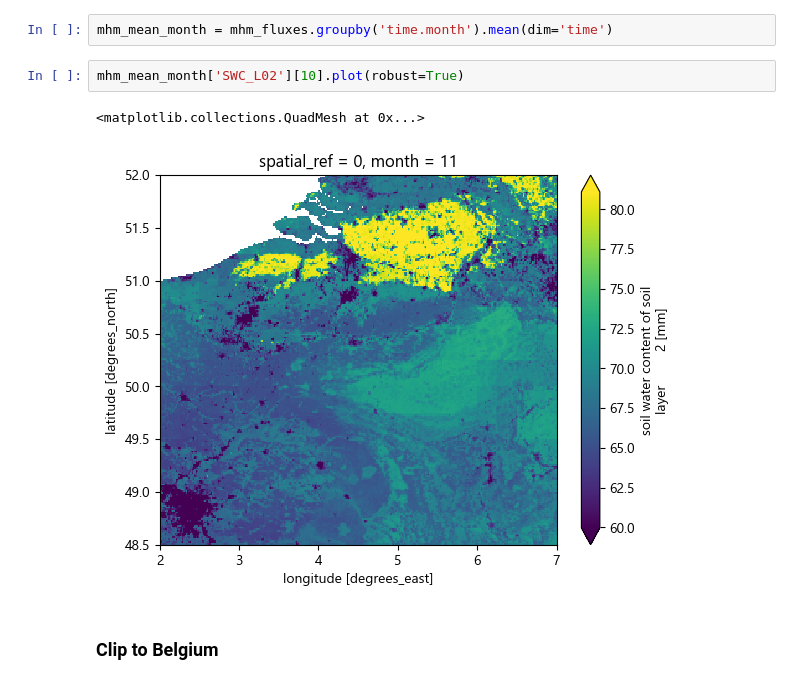
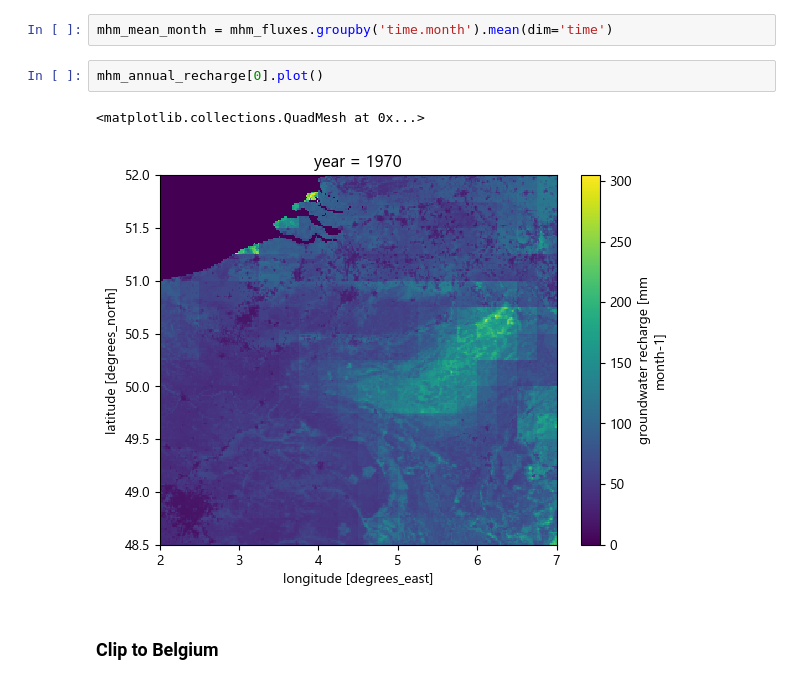
Before and after one commit to klekarkar/mHM_IO_dataprocessing, a Jupyter notebook: model_evaluation.ipynb, the cells around one changed output. Saved outputs shown, nothing was run; the diff lists cells and outputs as text.

```diff
--- a/model_evaluation.ipynb
+++ b/model_evaluation.ipynb
@@ -198,11 +193,11 @@ mhm_mon_average_recharge = mhm_monthly_recharge.groupby('time.month').mean(dim='
 mhm_annual_recharge = mhm_monthly_recharge.groupby('time.year').sum()
 # %%
 mhm_mean_month = mhm_fluxes.groupby('time.month').mean(dim='time')
-# %%
-mhm_mean_month['SWC_L02'][10].plot(robust=True)
-# %% [output]
-<matplotlib.collections.QuadMesh at 0x...>
-[figure, removed]
+# %%
+mhm_annual_recharge[0].plot()
+# %% [output]
+<matplotlib.collections.QuadMesh at 0x...>
+[figure, added]
 # %% [markdown]
 ### Clip to Belgium
 # %%
```
Also changed, not shown: parts of 8 cells of this notebook, 1 other file.
